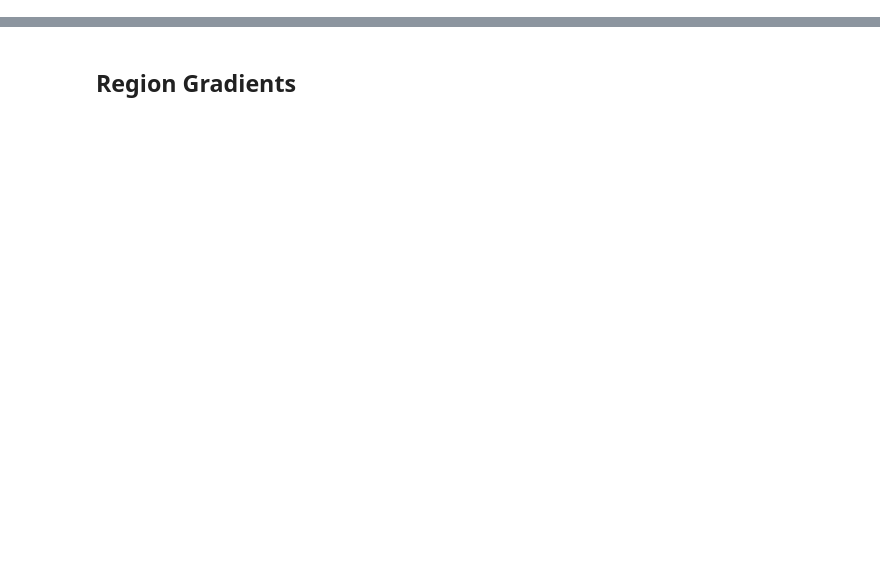
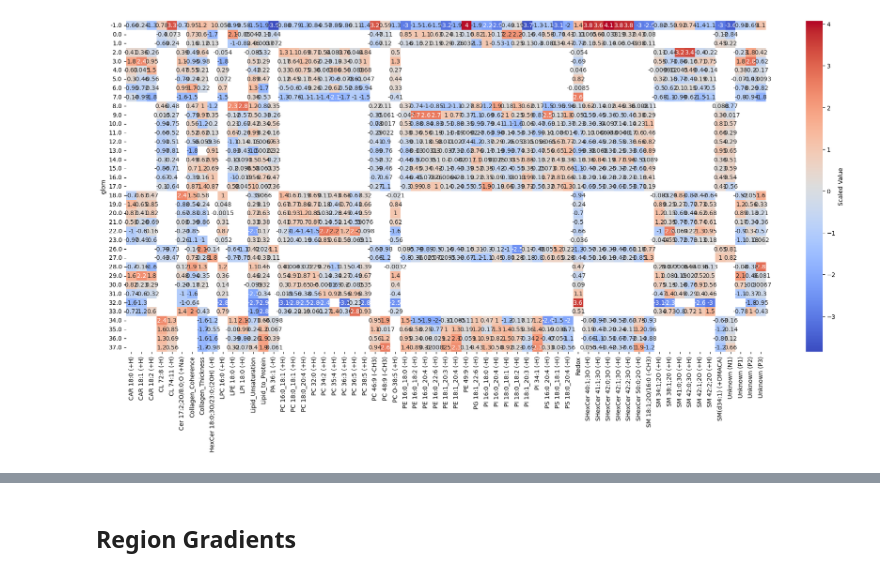
Before and after one commit to jvillazon/hsi_machine_learning, a Jupyter notebook: sk_classifier/integrated_pipeline.ipynb, the cells around one changed output, grey strips where cells are left out. Drawn from its saved outputs; the diff is of its cells as text; code cells hidden in the pictures; blank space fills up the shorter version.

```diff
--- a/sk_classifier/integrated_pipeline.ipynb
+++ b/sk_classifier/integrated_pipeline.ipynb
@@ -312,0 +349,2 @@ df.loc[condition_glom, 'group'] = 'Inner Cortex'
+# %%
+new_plot_df[items_list] = new_plot_df[items_list].apply(lambda x: (x - x.min()) / (x.max() - x.min()) if x.std() > 0 else x)
@@ -312,0 +398,14 @@ df.loc[condition_glom, 'group'] = 'Inner Cortex'
+# %%
+glom_filter = [24, 25]
+
+filtered_plot_df = new_plot_df[~new_plot_df['glom'].isin(glom_filter)].copy()
+# %%
+group_summary = filtered_plot_df[filtered_plot_df['mask_name']=='Cluster1'].groupby('glom')[items_list].mean()
+# %%
+scaled_summary = group_summary.apply(lambda x: (x - x.mean()) / (x.std()) if x.std() > 0 else x)
+# %%
+plt.figure(figsize=(24, 10))
+sns.heatmap(scaled_summary, annot=True, cmap='coolwarm', cbar_kws={'label': 'Scaled Value'})
+plt.show()
+# %% [output]
+[figure, added]
```
Also changed, not shown: parts of 16 cells of this notebook, 2 other files.
